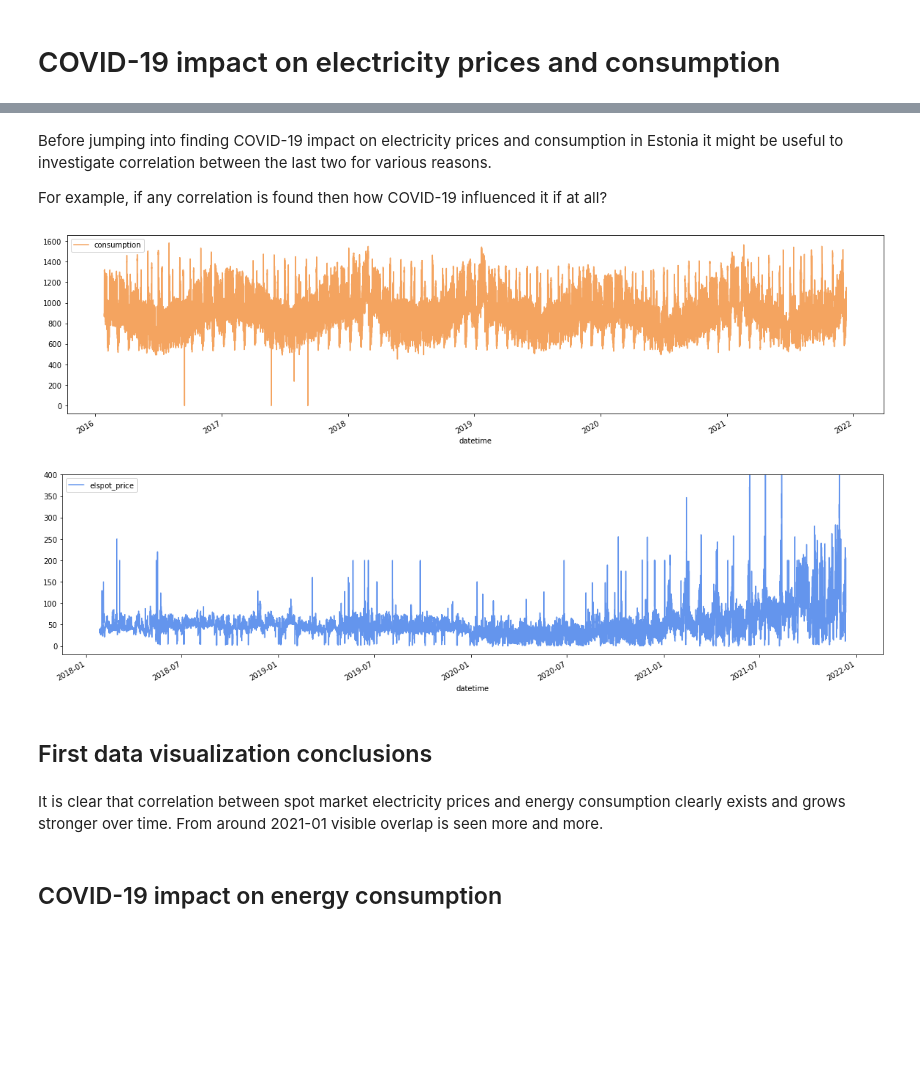
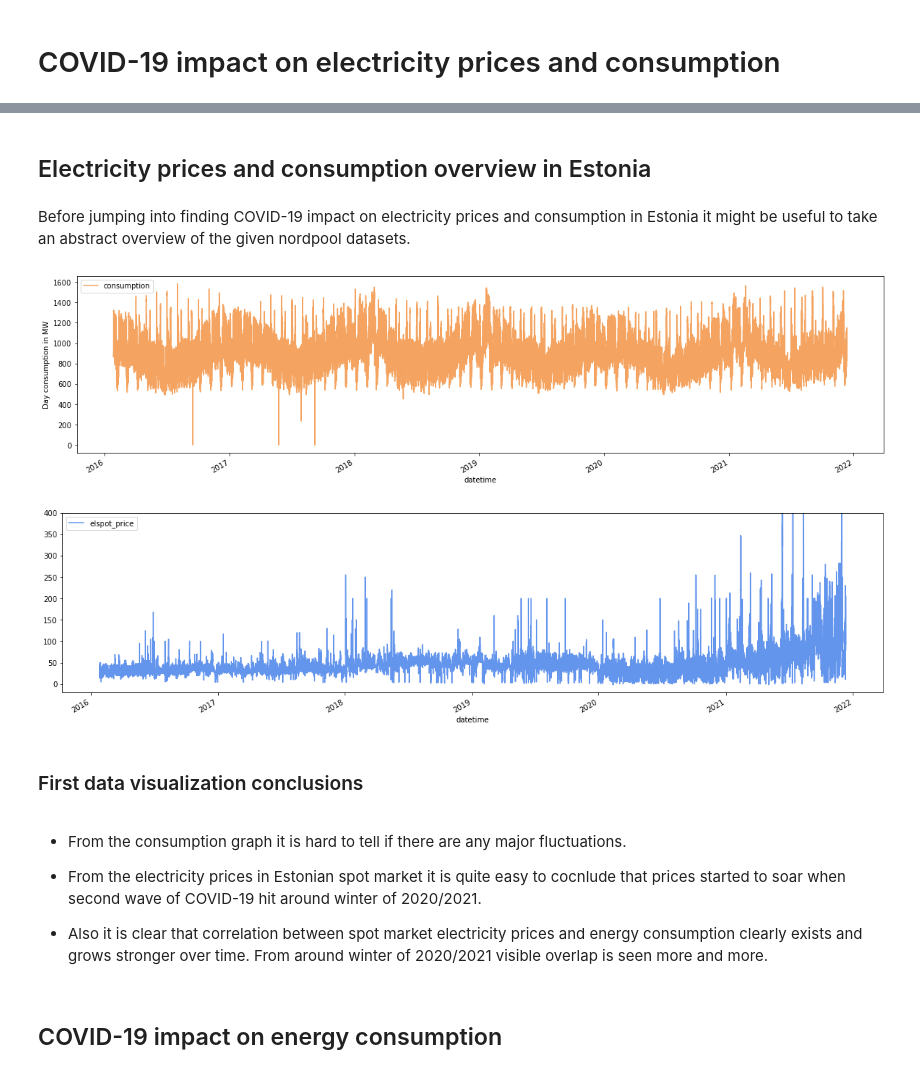
Before and after one commit to Rikuklane/D4-Electricity-Prices, a Jupyter notebook: visualization/covid_impact_on_electricity_prices.ipynb, the cells around one changed output, grey strips where cells are left out. Cells and saved outputs as stored; diff of their text form; code cells hidden in the pictures; blank space fills up the shorter version.

Commit message:
Overview of COVID-19 impact on electricity prices

```diff
--- a/visualization/covid_impact_on_electricity_prices.ipynb
+++ b/visualization/covid_impact_on_electricity_prices.ipynb
@@ -18,7 +17,7 @@ os.chdir("..")
+# %% [markdown]
+## Electricity prices and consumption overview in Estonia
 # %% [markdown]
-Before jumping into finding COVID-19 impact on electricity prices and consumption in Estonia it might be useful to investigate correlation between the last two for various reasons.
-
-For example, if any correlation is found then how COVID-19 influenced it if at all?
+Before jumping into finding COVID-19 impact on electricity prices and consumption in Estonia it might be useful to take an abstract overview of the given nordpool datasets.
 # %%
 # Importing nordpool spot market data
 nordpool = pd.read_csv(os.path.join("data", "processed", "nordpool_estonia.csv"))
@@ -34,17 +33,21 @@ nordpool = nordpool.set_index("datetime")
 # %%
 # Plotting the graphs
 consumption = nordpool.drop("elspot_price", axis = 1)
 prices = nordpool.drop("consumption", axis = 1)
 
-consumption["2016-01-27":"2021-12-20"].plot(figsize=(20,5), color="sandybrown");
-prices["2018-01-27":"2021-12-20"].plot(ylim = (-20, 400), figsize=(20, 5), color="cornflowerblue");
+consumption["2016-01-27":"2021-12-20"].plot(figsize=(20,5), color="sandybrown", ylabel="Day consumption in MW");
+prices["2016-01-27":"2021-12-20"].plot(ylim = (-20, 400), figsize=(20, 5), color="cornflowerblue");
 # %% [output]
-[figure, old version]
+[figure, new version]
-[figure, old version]
+[figure, new version]
 # %% [markdown]
-## First data visualization conclusions
+### First data visualization conclusions
 # %% [markdown]
-It is clear that correlation between spot market electricity prices and energy consumption clearly exists and grows stronger over time. From around 2021-01 visible overlap is seen more and more.
+* From the consumption graph it is hard to tell if there are any major fluctuations.
+
+* From the electricity prices in Estonian spot market it is quite easy to cocnlude that prices started to soar when second wave of COVID-19 hit around winter of 2020/2021.
+
+* Also it is clear that correlation between spot market electricity prices and energy consumption clearly exists and grows stronger over time. From around winter of 2020/2021 visible overlap is seen more and more.
 # %% [markdown]
 ## COVID-19 impact on energy consumption
 # %% [markdown]
```
Also changed, not shown: parts of 30 cells of this notebook.
